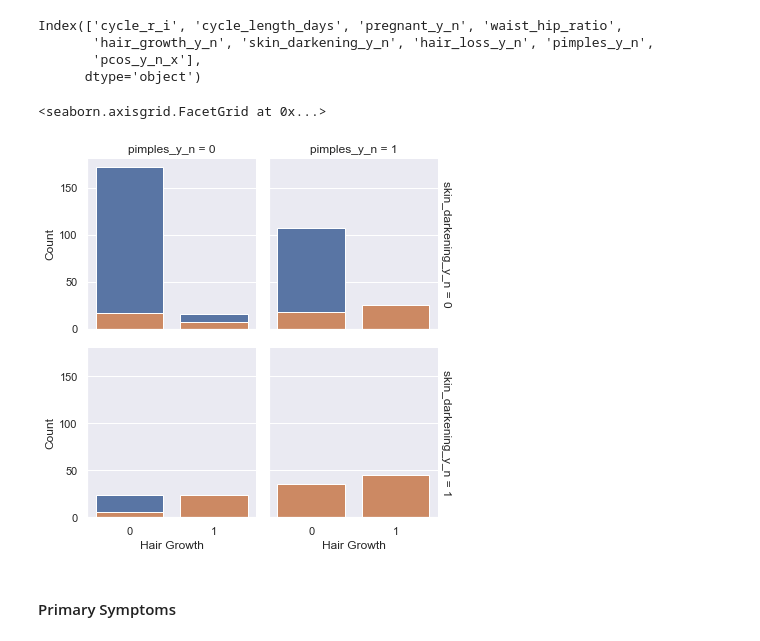
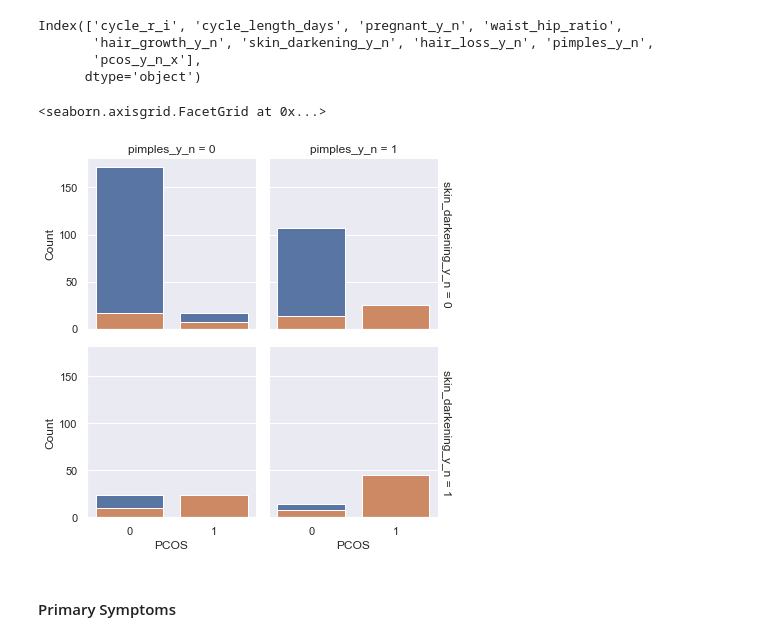
Before and after one commit to Nyairo4/PCOS, a Jupyter notebook: Pcos_Classification_Prediction.ipynb, the cells around one changed output. Saved outputs shown, nothing was run; the diff lists cells and outputs as text; code cells hidden in the pictures.

```diff
--- a/Pcos_Classification_Prediction.ipynb
+++ b/Pcos_Classification_Prediction.ipynb
@@ -154,7 +154,7 @@ ii_beta_hcg_m_iu_m_l_x and ii_beta_hcg_m_iu_m_l_y are not equal
 amh_ng_m_l_x and amh_ng_m_l_y are not equal
 # %%
 # removing columns that are equal as well as those from the y-dataset
-pcos_clean.drop(["pcos_y_n_y","i_beta_hcg_m_iu_m_l_y","patient_file_no_y","ii_beta_hcg_m_iu_m_l_y",
+pcos_clean.drop(["pcos_y_n_y","i_beta_hcg_m_iu_m_l_y","patient_file_no_y","ii_beta_hcg_m_iu_m_l_x",
                 "amh_ng_m_l_y","patient_file_no_x"], axis = 1, inplace=True)
 # %%
 #address missing values
@@ -324,12 +332,12 @@ Index(['cycle_r_i', 'cycle_length_days', 'pregnant_y_n', 'waist_hip_ratio',
        'pcos_y_n_x'],
       dtype='object')
 # %%
-g4 = sns.FacetGrid(sec_stmp, col = "pimples_y_n", row = "skin_darkening_y_n", hue = "pcos_y_n_x",margin_titles=True)
-g4.map(sns.countplot,"hair_growth_y_n",order = [0,1])
-g4.set_axis_labels("Hair Growth","Count")
+g4 = sns.FacetGrid(sec_stmp, col = "pimples_y_n", row = "skin_darkening_y_n", hue = "hair_growth_y_n",margin_titles=True)
+g4.map(sns.countplot,"pcos_y_n_x",order = [0,1])
+g4.set_axis_labels("PCOS","Count")
 # %% [output]
 <seaborn.axisgrid.FacetGrid at 0x...>
-[figure, old version]
+[figure, new version]
 # %% [markdown]
 #### Primary Symptoms
 # %%
```
Also changed, not shown: parts of 11 cells of this notebook.
